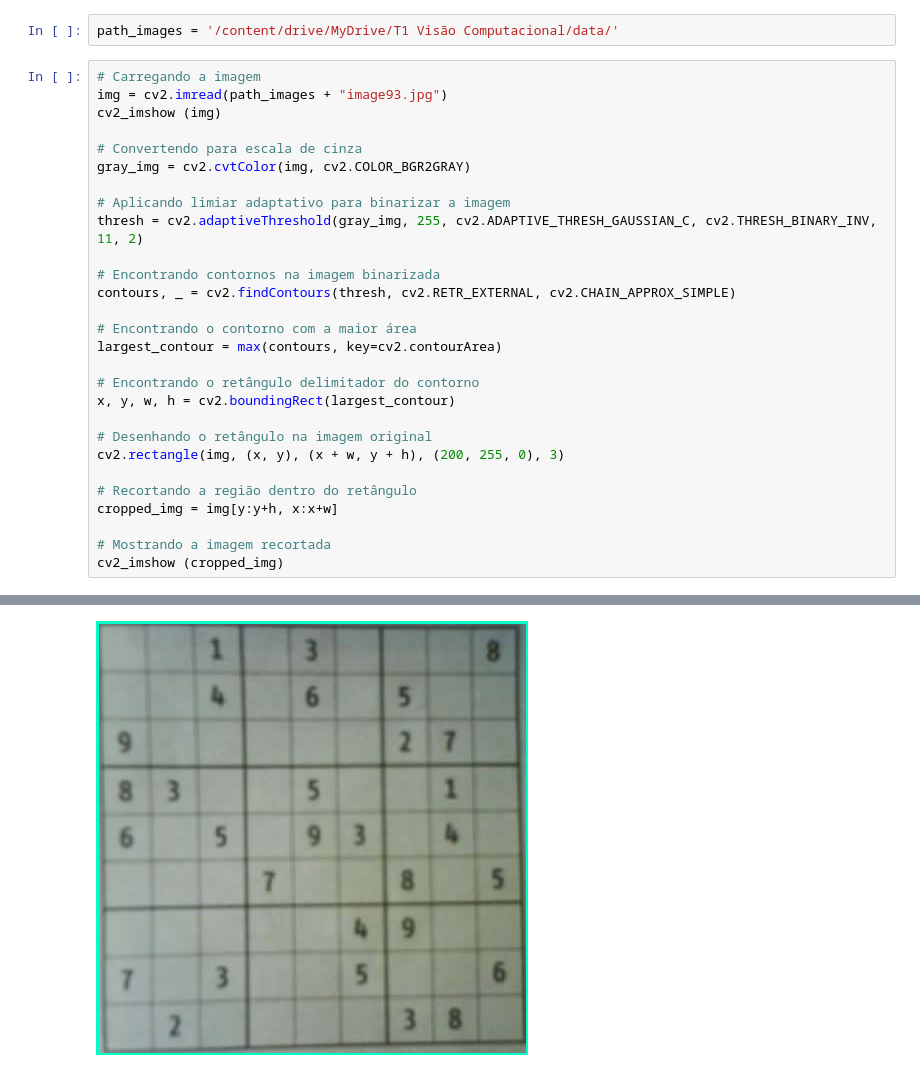
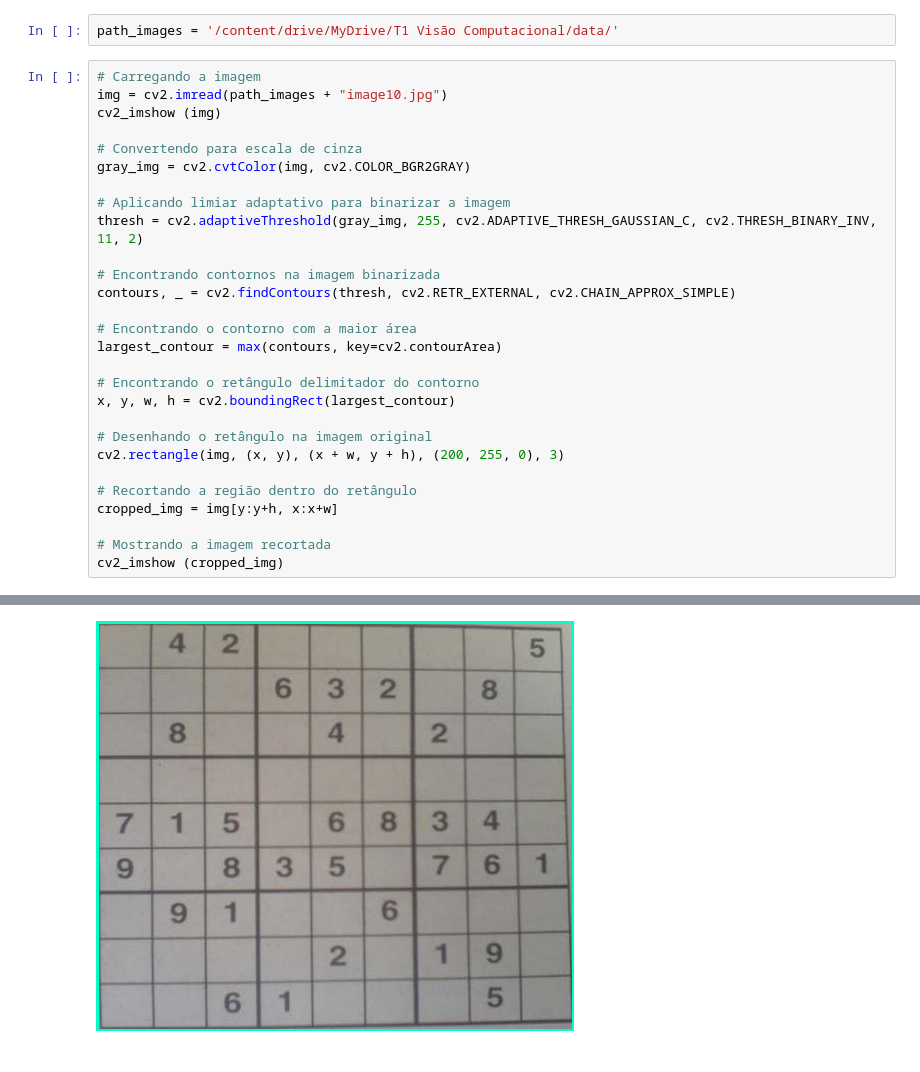
Before and after one commit to rafaelavarao/Extracao_de_digitos_sudoku, a Jupyter notebook: SUDOKU.ipynb, the cells around one changed output, grey strips where cells are left out. Drawn from its saved outputs; the diff is of its cells as text.

```diff
--- a/SUDOKU.ipynb
+++ b/SUDOKU.ipynb
@@ -54,7 +85,7 @@ image10.jpg  image147.jpg  image151.jpg  image47.jpg  image84.jpg  image93.jpg
 path_images = '/content/drive/MyDrive/T1 Visão Computacional/data/'
 # %%
 # Carregando a imagem
-img = cv2.imread(path_images + "image93.jpg")
+img = cv2.imread(path_images + "image10.jpg")
 cv2_imshow (img)
 
 # Convertendo para escala de cinza
@@ -85,4 +116,4 @@ cv2_imshow (cropped_img)
-[figure, old version]
+[figure, new version]
 # %%
 # Convertendo a imagem recortada para escala de cinza
 cropped_gray = cv2.cvtColor(cropped_img, cv2.COLOR_BGR2GRAY)
```
Also changed, not shown: parts of 9 cells of this notebook.
